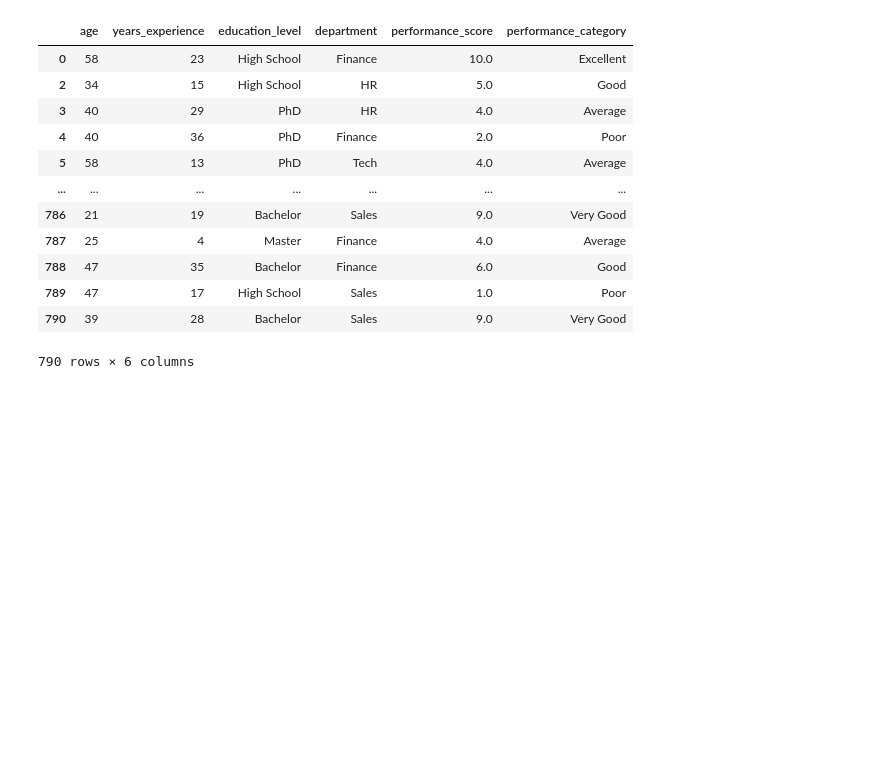
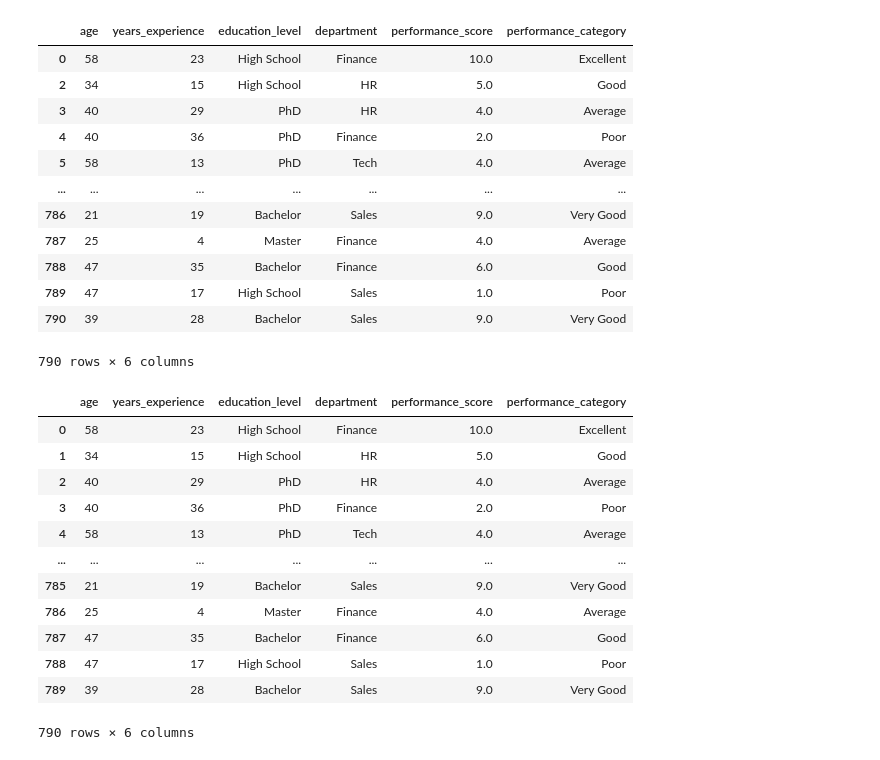
Before and after one commit to victorio-kalelle/week-3, a Jupyter notebook: main.ipynb, the cells around one changed output. Cells and saved outputs as stored; diff of their text form; code cells hidden in the pictures; blank space fills up the shorter version.

Commit message:
add final_data and update main.ipynb

```diff
--- a/main.ipynb
+++ b/main.ipynb
@@ -216,3 +216,21 @@ df
 790 rows × 6 columns
 # %%
 df.to_csv('cleaned_data.csv', index=False)
+# %%
+df = pd.read_csv('cleaned_data.csv')
+# %%
+df
+# %% [output]
+|  | age | years_experience | education_level | department | performance_score | performance_category |
+| 0 | 58 | 23 | High School | Finance | 10.0 | Excellent |
+| 1 | 34 | 15 | High School | HR | 5.0 | Good |
+| 2 | 40 | 29 | PhD | HR | 4.0 | Average |
+| 3 | 40 | 36 | PhD | Finance | 2.0 | Poor |
+| 4 | 58 | 13 | PhD | Tech | 4.0 | Average |
+| ... | ... | ... | ... | ... | ... | ... |
+| 785 | 21 | 19 | Bachelor | Sales | 9.0 | Very Good |
+| 786 | 25 | 4 | Master | Finance | 4.0 | Average |
+| 787 | 47 | 35 | Bachelor | Finance | 6.0 | Good |
+| 788 | 47 | 17 | High School | Sales | 1.0 | Poor |
+| 789 | 39 | 28 | Bachelor | Sales | 9.0 | Very Good |
+790 rows × 6 columns
```
Also changed, not shown: parts of 5 cells of this notebook, 1 other file.
